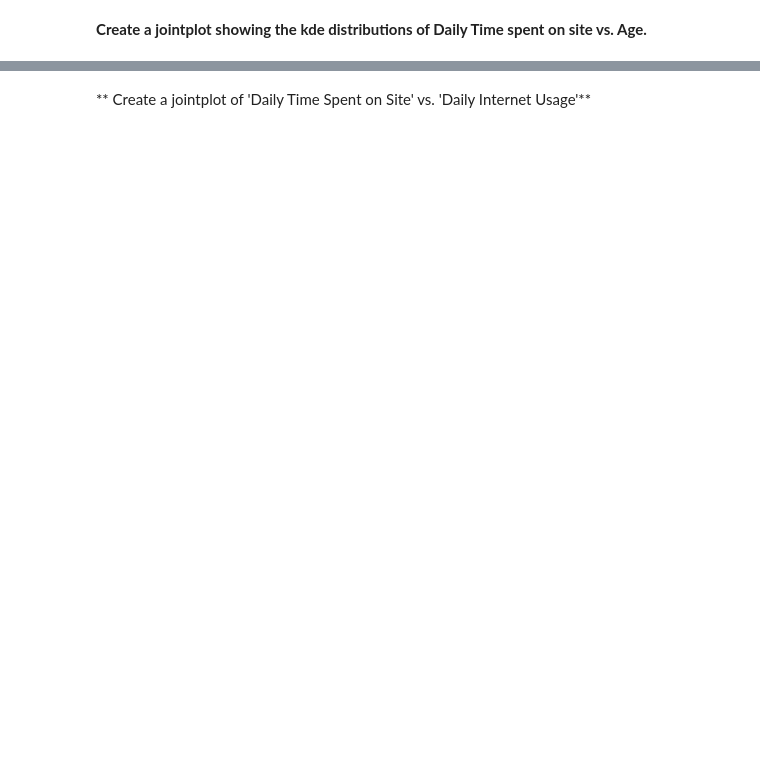
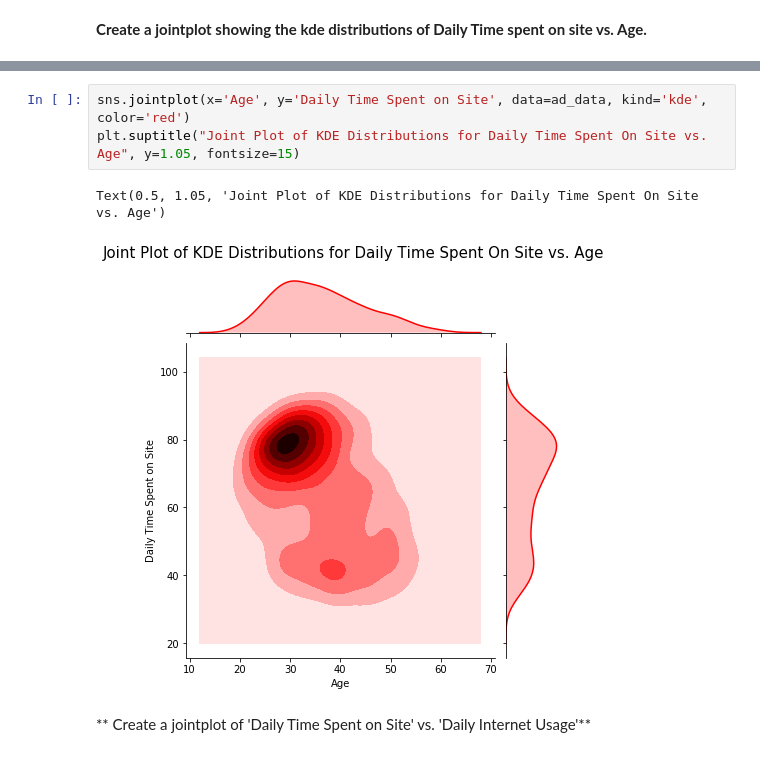
Before and after one commit to NikelausM/python-for-data-science-and-machine-learning-course, a Jupyter notebook: 13-Logistic-Regression/02-Logistic Regression Project Work.ipynb, the cells around one changed output, grey strips where cells are left out. Cells and saved outputs as stored; diff of their text form; blank space fills up the shorter version.

```diff
--- a/13-Logistic-Regression/02-Logistic Regression Project Work.ipynb
+++ b/13-Logistic-Regression/02-Logistic Regression Project Work.ipynb
@@ -92,2 +97,8 @@ Try recreating the plots shown below!
+# %%
+sns.jointplot(x='Age', y='Daily Time Spent on Site', data=ad_data, kind='kde', color='red')
+plt.suptitle("Joint Plot of KDE Distributions for Daily Time Spent On Site vs. Age", y=1.05, fontsize=15)
+# %% [output]
+Text(0.5, 1.05, 'Joint Plot of KDE Distributions for Daily Time Spent On Site vs. Age')
+[figure, added]
 # %% [markdown]
 ** Create a jointplot of 'Daily Time Spent on Site' vs. 'Daily Internet Usage'**
```
Also changed, not shown: parts of 27 cells of this notebook.
